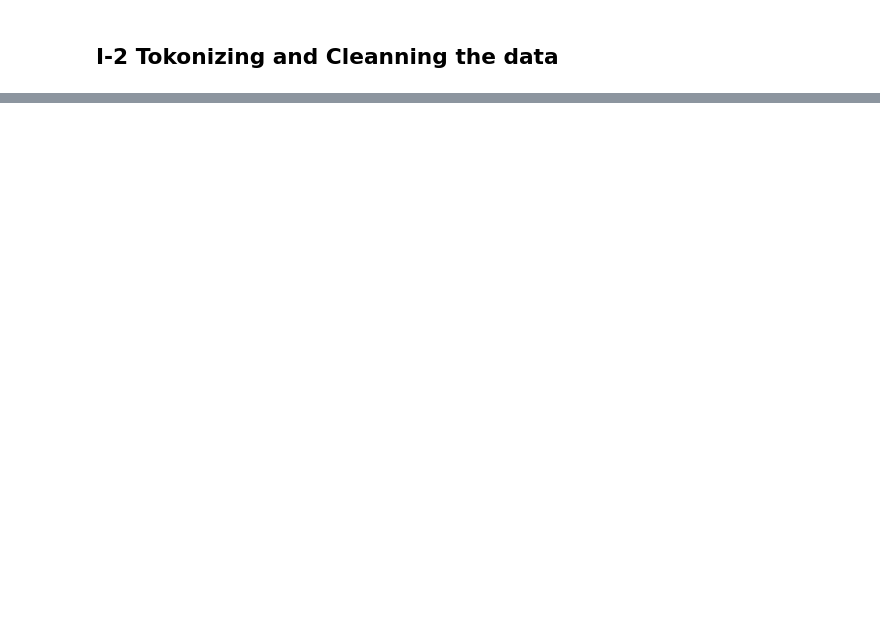
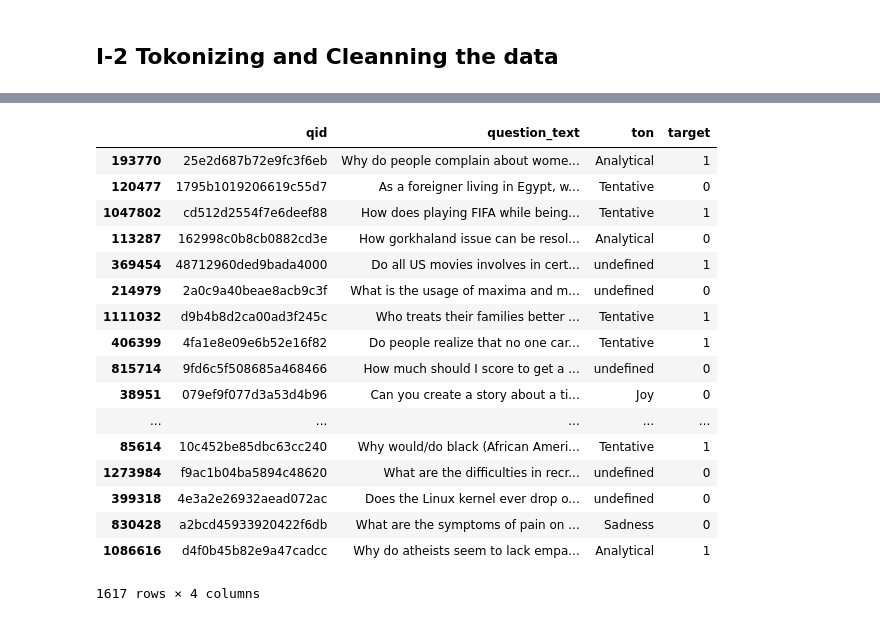
Before and after one commit to djomonam/Quora_Insincire_Classification, a Jupyter notebook: quora-question-classifier.ipynb, the cells around one changed output, grey strips where cells are left out. Saved outputs shown, nothing was run; the diff lists cells and outputs as text; code cells hidden in the pictures; blank space fills up the shorter version.

```diff
--- a/quora-question-classifier.ipynb
+++ b/quora-question-classifier.ipynb
@@ -160,0 +272,23 @@ plt.show()
+# %%
+p = pd.read_csv("ton.csv")
+test["ton"]=p["ton_name"].values
+test
+# %% [output]
+|  | qid | question_text | ton | target |
+| 193770 | 25e2d687b72e9fc3f6eb | Why do people complain about wome... | Analytical | 1 |
+| 120477 | 1795b1019206619c55d7 | As a foreigner living in Egypt, w... | Tentative | 0 |
+| 1047802 | cd512d2554f7e6deef88 | How does playing FIFA while being... | Tentative | 1 |
+| 113287 | 162998c0b8cb0882cd3e | How gorkhaland issue can be resol... | Analytical | 0 |
+| 369454 | 48712960ded9bada4000 | Do all US movies involves in cert... | undefined | 1 |
+| 214979 | 2a0c9a40beae8acb9c3f | What is the usage of maxima and m... | undefined | 0 |
+| 1111032 | d9b4b8d2ca00ad3f245c | Who treats their families better ... | Tentative | 1 |
+| 406399 | 4fa1e8e09e6b52e16f82 | Do people realize that no one car... | Tentative | 1 |
+| 815714 | 9fd6c5f508685a468466 | How much should I score to get a ... | undefined | 0 |
+| 38951 | 079ef9f077d3a53d4b96 | Can you create a story about a ti... | Joy | 0 |
+| ... | ... | ... | ... | ... |
+| 85614 | 10c452be85dbc63cc240 | Why would/do black (African Ameri... | Tentative | 1 |
+| 1273984 | f9ac1b04ba5894c48620 | What are the difficulties in recr... | undefined | 0 |
+| 399318 | 4e3a2e26932aead072ac | Does the Linux kernel ever drop o... | undefined | 0 |
+| 830428 | a2bcd45933920422f6db | What are the symptoms of pain on ... | Sadness | 0 |
+| 1086616 | d4f0b45b82e9a47cadcc | Why do atheists seem to lack empa... | Analytical | 1 |
+1617 rows × 4 columns
```
Also changed, not shown: parts of 28 cells of this notebook, 2 other files.
